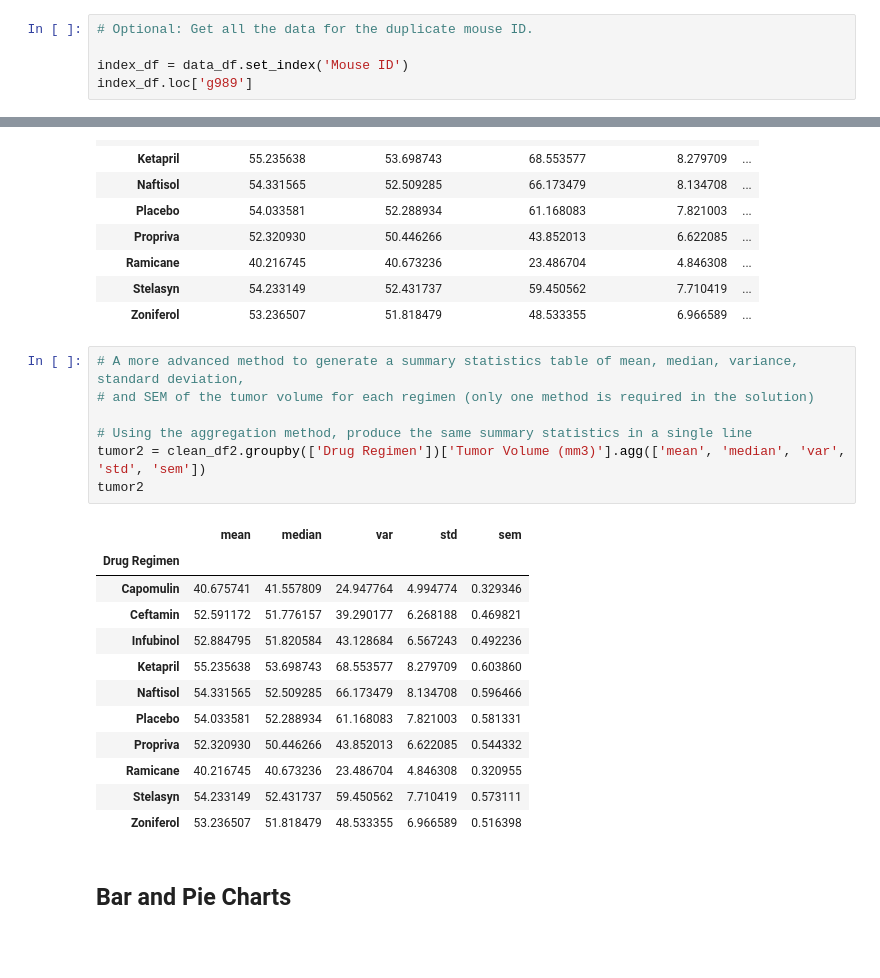
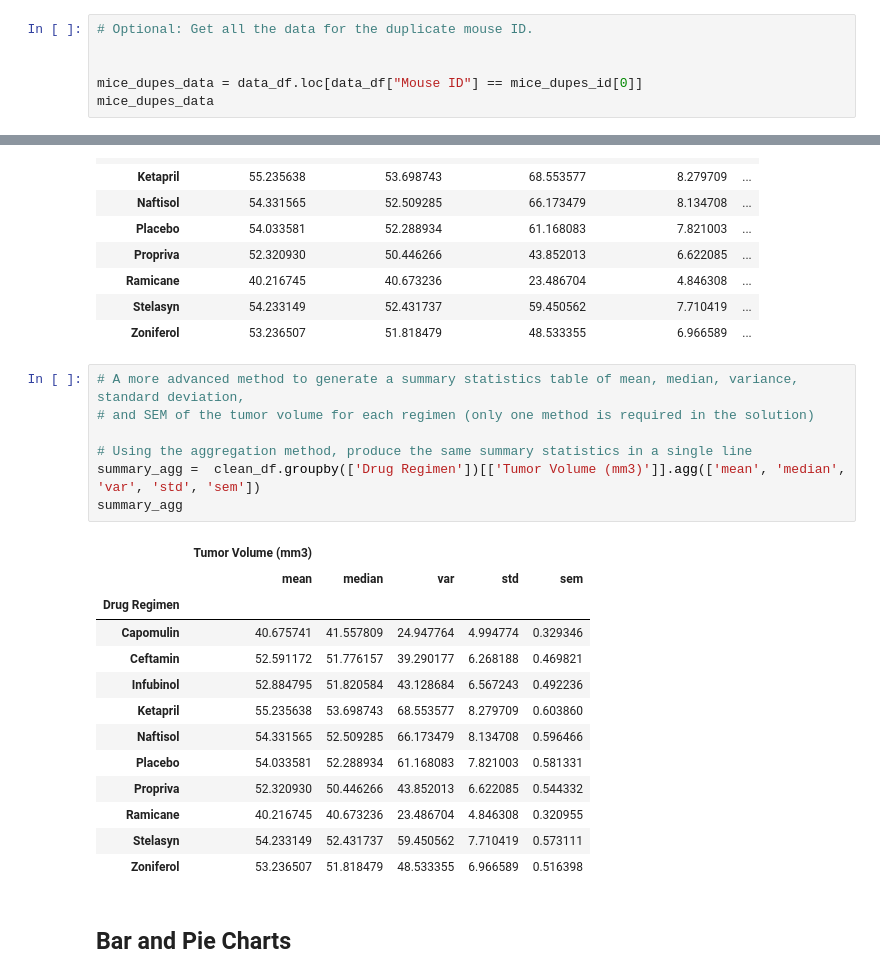
Before and after one commit to swatik230/Matplotlib, a Jupyter notebook: Pymaceuticals/Pymaceuticals Inc-checkpoint.ipynb, the cells around one changed output, grey strips where cells are left out. Drawn from its saved outputs; the diff is of its cells as text; blank space fills up the shorter version.

```diff
--- a/Pymaceuticals/Pymaceuticals Inc-checkpoint.ipynb
+++ b/Pymaceuticals/Pymaceuticals Inc-checkpoint.ipynb
@@ -71,6 +69,7 @@ array(['g989'], dtype=object)
 # %%
 # Optional: Get all the data for the duplicate mouse ID.
 
-index_df = data_df.set_index('Mouse ID')
-index_df.loc['g989']
+
+mice_dupes_data = data_df.loc[data_df["Mouse ID"] == mice_dupes_id[0]]
+mice_dupes_data
 # %% [output]
@@ -151,11 +148,12 @@ tumor_df
 # %%
 # A more advanced method to generate a summary statistics table of mean, median, variance, standard deviation,
 # and SEM of the tumor volume for each regimen (only one method is required in the solution)
 
 # Using the aggregation method, produce the same summary statistics in a single line
-tumor2 = clean_df2.groupby(['Drug Regimen'])['Tumor Volume (mm3)'].agg(['mean', 'median', 'var', 'std', 'sem'])
-tumor2
+summary_agg =  clean_df.groupby(['Drug Regimen'])[['Tumor Volume (mm3)']].agg(['mean', 'median', 'var', 'std', 'sem'])
+summary_agg
 # %% [output]
+|  | Tumor Volume (mm3) |  |  |  |  |
 |  | mean | median | var | std | sem |
 | Drug Regimen |  |  |  |  |  |
 | Capomulin | 40.675741 | 41.557809 | 24.947764 | 4.994774 | 0.329346 |
```
Also changed, not shown: parts of 10 cells of this notebook.
